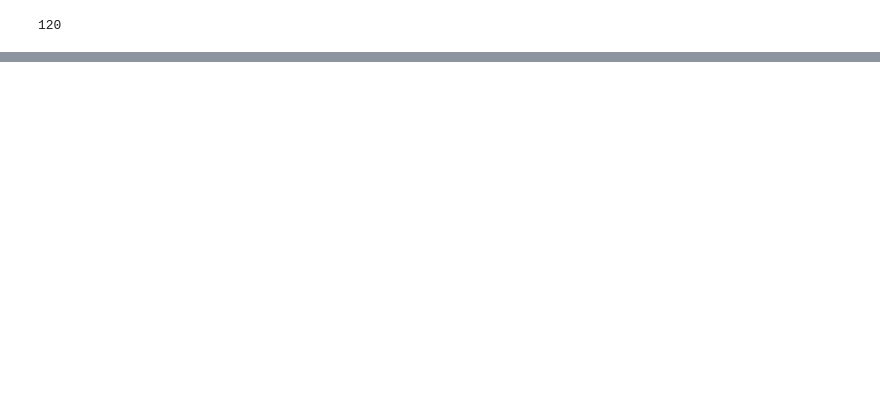
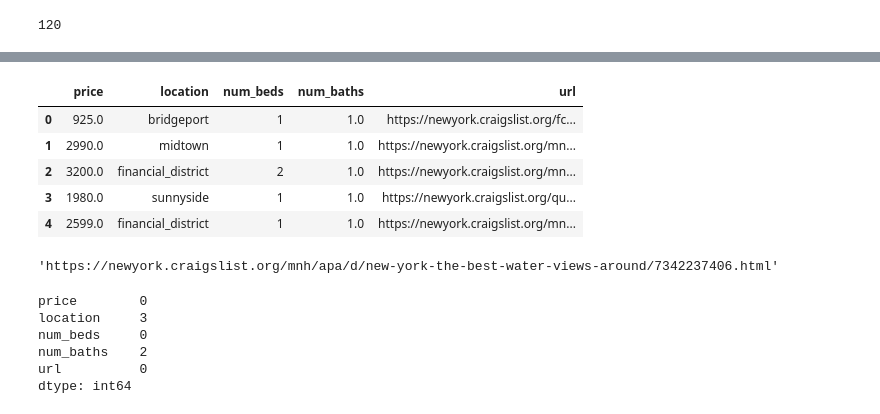
Before and after one commit to darigak/exercise, a Jupyter notebook: webscraping_1.ipynb, the cells around one changed output, grey strips where cells are left out. Drawn from its saved outputs; the diff is of its cells as text; code cells hidden in the pictures; blank space fills up the shorter version.

```diff
--- a/webscraping_1.ipynb
+++ b/webscraping_1.ipynb
@@ -150,0 +252,7 @@ soup
+# %%
+%%time
+
+# get info for each link/apartment
+apts_info = [info_grabber(link) for link in links]
+
+apts_info[0]   # look at first example
@@ -150,0 +282,27 @@ soup
+# %%
+# convert to dataframe
+df = pd.DataFrame(apts_info)
+
+df.head()   # take a look
+# %% [output]
+|  | price | location | num_beds | num_baths | url |
+| 0 | 925.0 | bridgeport | 1 | 1.0 | https://newyork.craigslist.org/fc... |
+| 1 | 2990.0 | midtown | 1 | 1.0 | https://newyork.craigslist.org/mn... |
+| 2 | 3200.0 | financial_district | 2 | 1.0 | https://newyork.craigslist.org/mn... |
+| 3 | 1980.0 | sunnyside | 1 | 1.0 | https://newyork.craigslist.org/qu... |
+| 4 | 2599.0 | financial_district | 1 | 1.0 | https://newyork.craigslist.org/mn... |
+# %%
+# if you need to further inspect a listing
+df.loc[2, 'url']
+# %% [output]
+'https://newyork.craigslist.org/mnh/apa/d/new-york-the-best-water-views-around/7342237406.html'
+# %%
+# begin data inspection
+df.isna().sum()
+# %% [output]
+price        0
+location     3
+num_beds     0
+num_baths    2
+url          0
+dtype: int64
```
Also changed, not shown: parts of 21 cells of this notebook.
